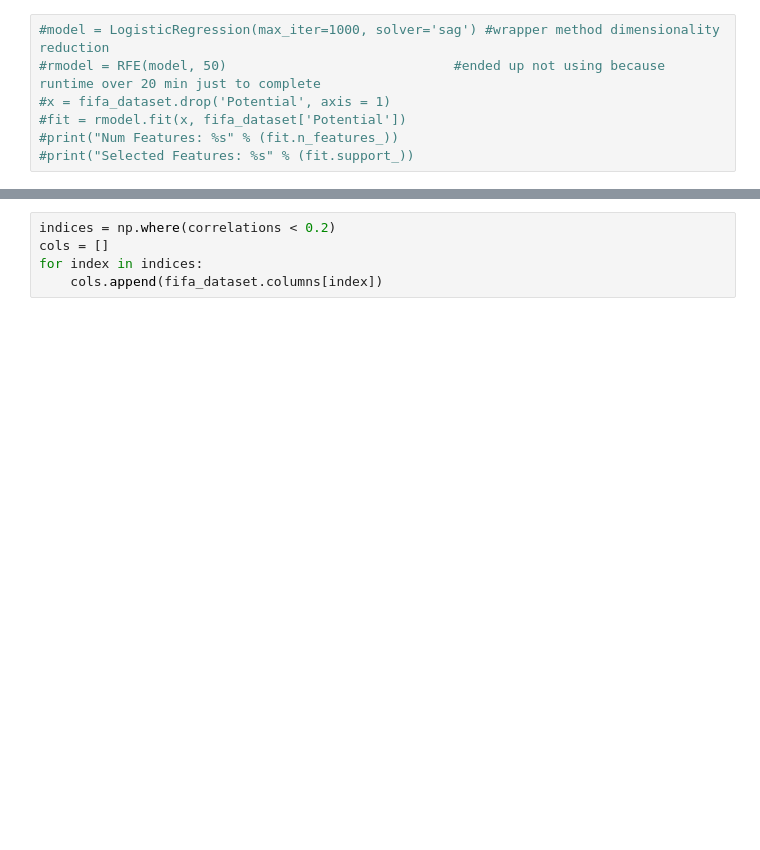
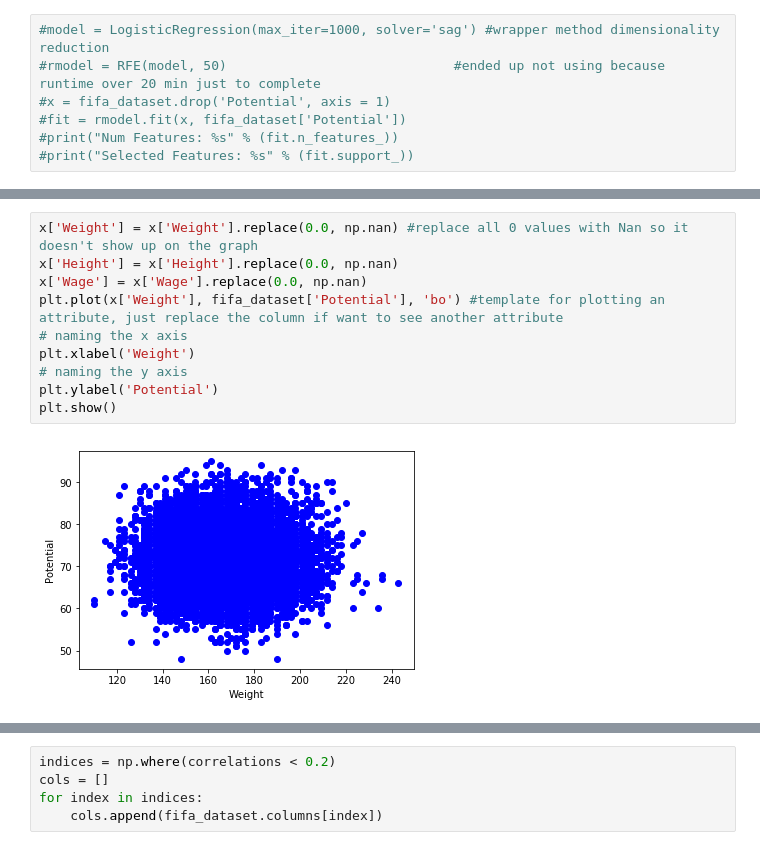
Before and after one commit to GuptaAvinash1998/Football-player-potential-predictor, a Jupyter notebook: potential_predictor.ipynb, the cells around one changed output, grey strips where cells are left out. Drawn from its saved outputs; the diff is of its cells as text; blank space fills up the shorter version.

```diff
--- a/potential_predictor.ipynb
+++ b/potential_predictor.ipynb
@@ -269,0 +290,12 @@ Index(['ID', 'Age', 'Overall', 'Value', 'Wage', 'Special', 'Jersey Number',
+# %%
+x['Weight'] = x['Weight'].replace(0.0, np.nan) #replace all 0 values with Nan so it doesn't show up on the graph
+x['Height'] = x['Height'].replace(0.0, np.nan)
+x['Wage'] = x['Wage'].replace(0.0, np.nan)
+plt.plot(x['Weight'], fifa_dataset['Potential'], 'bo') #template for plotting an attribute, just replace the column if want to see another attribute
+# naming the x axis
+plt.xlabel('Weight')
+# naming the y axis
+plt.ylabel('Potential')
+plt.show()
+# %% [output]
+[figure, added]
```
Also changed, not shown: parts of 6 cells of this notebook.
